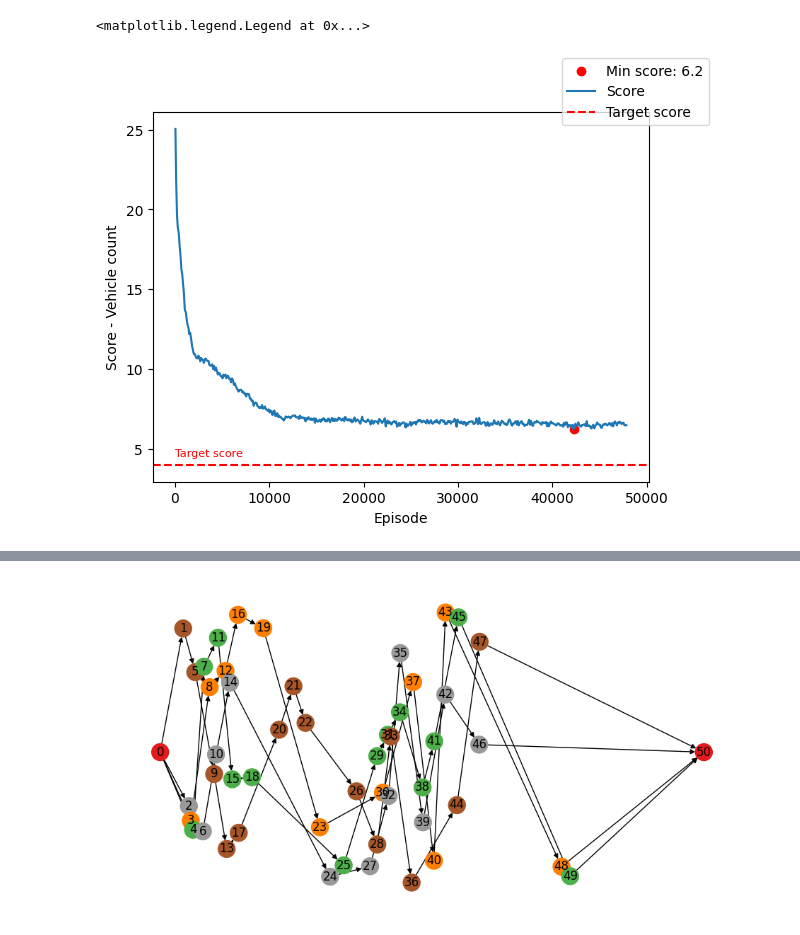
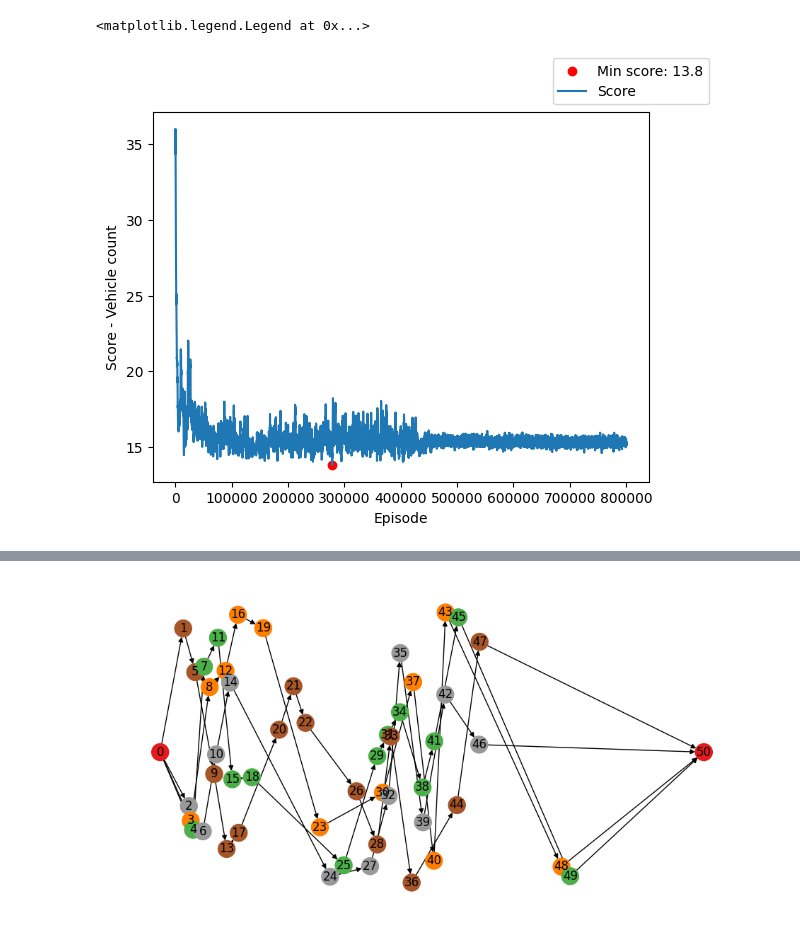
Before and after one commit to Ed-zo/rl-optimization, a Jupyter notebook: turnus/eval.ipynb, the cells around one changed output, grey strips where cells are left out. Drawn from its saved outputs; the diff is of its cells as text; code cells hidden in the pictures.

```diff
--- a/turnus/eval.ipynb
+++ b/turnus/eval.ipynb
@@ -8,28 +5,28 @@ The autoreload extension is already loaded. To reload it, use:
 # %%
 import pandas as pd
 import matplotlib.pyplot as plt
 import numpy as np
 
-training = '240313#p_rand_51'
+training = '240315#p_rand_110_dmodel'
 df = pd.read_csv(f'results/{training}/score.csv')
 df2 = pd.read_csv(f'results/{training}/loss.csv')
 fig, ax1 = plt.subplots()
 
 best_score, index = np.min(df['avg_score']), np.argmin(df['avg_score'])
 
 ax1.scatter(df['episode'][index], best_score, c='red', label=f"Min score: {round(best_score, 1)}")
 ax1.plot(df['episode'], df['avg_score'], label='Score')
 ax1.set_xlabel('Episode')
 ax1.set_ylabel('Score - Vehicle count')
 
-ax1.axhline(y=4, color='r', linestyle='--', label='Target score')
-ax1.text(0, 4.5, 'Target score', color='red', fontsize=8)
+# ax1.axhline(y=4, color='r', linestyle='--', label='Target score')
+# ax1.text(0, 4.5, 'Target score', color='red', fontsize=8)
 
 # ax2 = ax1.twinx()
-# ax2.plot(df2['iteration'], df2['ext_value'], c='green', label='Extrinsic value loss')
-# ax2.plot(df2['episode'], df2['int_value'], c='orange', label='Intrinsic value loss')
+ax2.plot(df2['iteration'], df2['ext_value'], c='green', label='Extrinsic value loss')
+ax2.plot(df2['episode'], df2['int_value'], c='orange', label='Intrinsic value loss')
 fig.legend()
 # %% [output]
 <matplotlib.legend.Legend at 0x...>
-[figure, old version]
+[figure, new version]
 # %%
```
Also changed, not shown: parts of 9 cells of this notebook.
